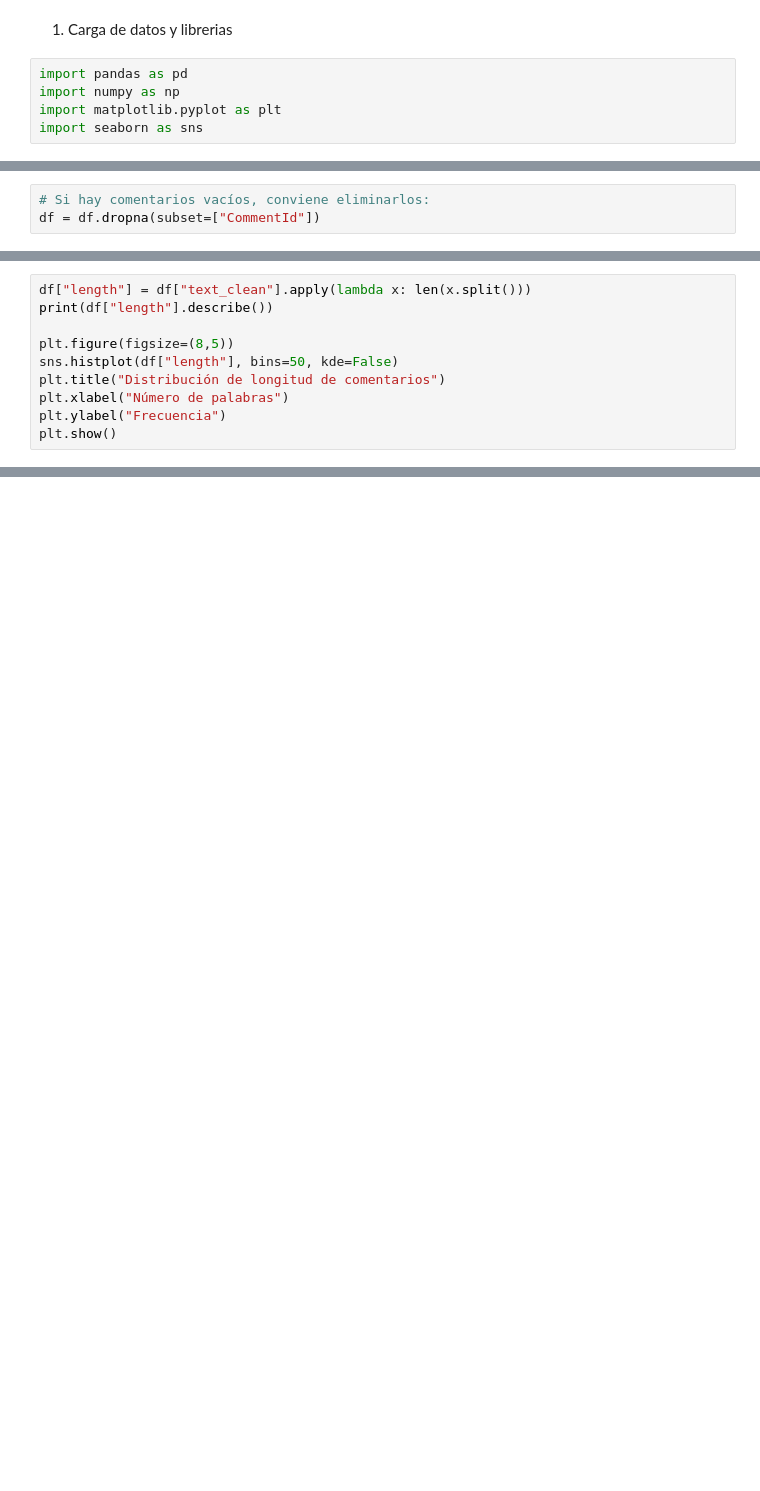
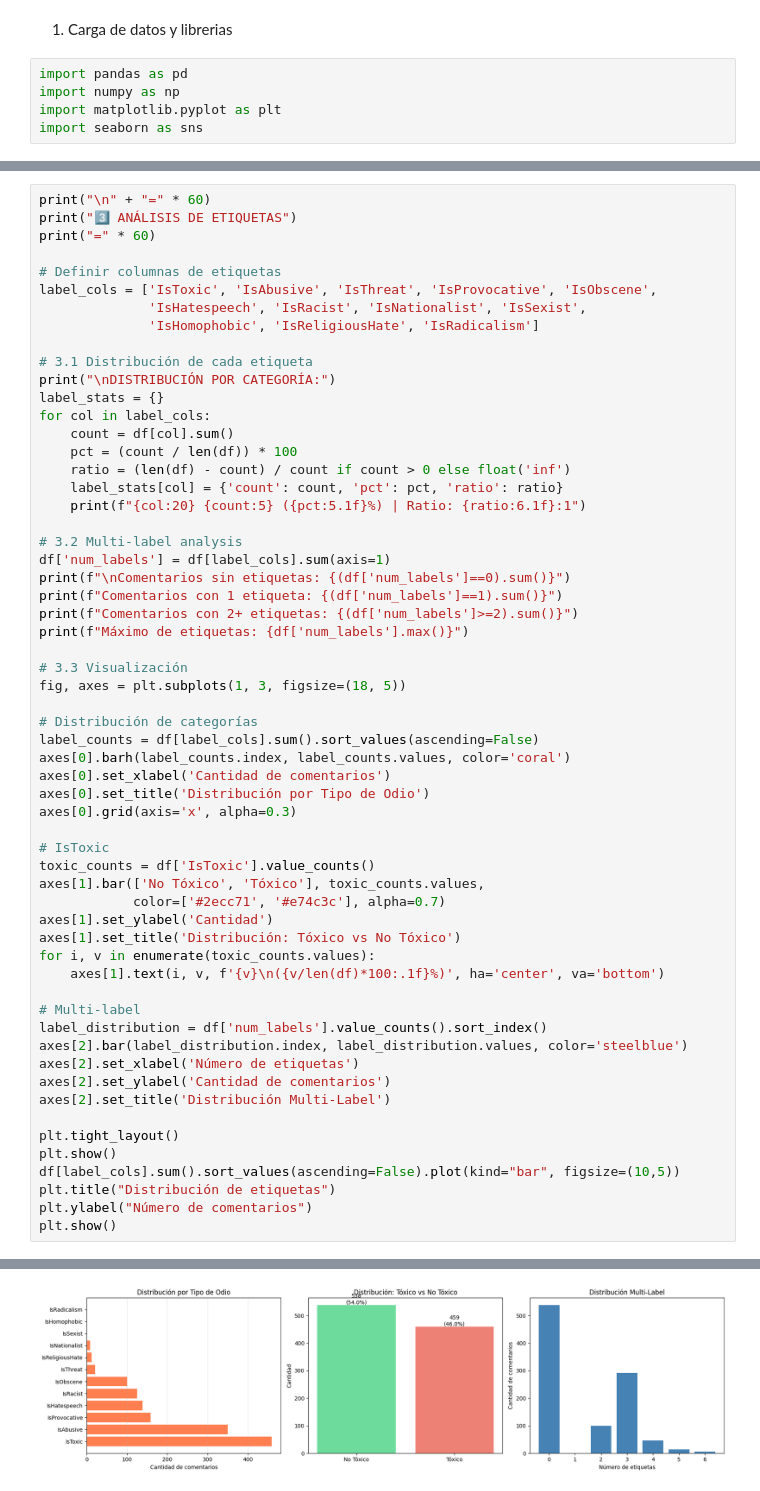
Before and after one commit to Bootcamp-IA-P5/Proyecto_X_NLP_G4, a Jupyter notebook: backend/notebooks/eda.ipynb, the cells around one changed output, grey strips where cells are left out. Cells and saved outputs as stored; diff of their text form; blank space fills up the shorter version.

```diff
--- a/backend/notebooks/eda.ipynb
+++ b/backend/notebooks/eda.ipynb
@@ -60,3 +60,0 @@ dtype: int64
-# %%
-# Si hay comentarios vacíos, conviene eliminarlos:
-df = df.dropna(subset=["CommentId"])
@@ -117,10 +60,0 @@ Limpio: if only people would just take a step back and not make this case about
-# %%
-df["length"] = df["text_clean"].apply(lambda x: len(x.split()))
-print(df["length"].describe())
-
-plt.figure(figsize=(8,5))
-sns.histplot(df["length"], bins=50, kde=False)
-plt.title("Distribución de longitud de comentarios")
-plt.xlabel("Número de palabras")
-plt.ylabel("Frecuencia")
-plt.show()
@@ -185,0 +97,60 @@ for is_toxic, label_name in [(True, "TÓXICOS"), (False, "NO TÓXICOS")]:
+# %%
+print("\n" + "=" * 60)
+print("3️⃣ ANÁLISIS DE ETIQUETAS")
+print("=" * 60)
+
+# Definir columnas de etiquetas
+label_cols = ['IsToxic', 'IsAbusive', 'IsThreat', 'IsProvocative', 'IsObscene',
+              'IsHatespeech', 'IsRacist', 'IsNationalist', 'IsSexist',
+              'IsHomophobic', 'IsReligiousHate', 'IsRadicalism']
+
+# 3.1 Distribución de cada etiqueta
+print("\nDISTRIBUCIÓN POR CATEGORÍA:")
+label_stats = {}
+for col in label_cols:
+    count = df[col].sum()
+    pct = (count / len(df)) * 100
+    ratio = (len(df) - count) / count if count > 0 else float('inf')
+    label_stats[col] = {'count': count, 'pct': pct, 'ratio': ratio}
+    print(f"{col:20} {count:5} ({pct:5.1f}%) | Ratio: {ratio:6.1f}:1")
+
+# 3.2 Multi-label analysis
+df['num_labels'] = df[label_cols].sum(axis=1)
+print(f"\nComentarios sin etiquetas: {(df['num_labels']==0).sum()}")
+print(f"Comentarios con 1 etiqueta: {(df['num_labels']==1).sum()}")
+print(f"Comentarios con 2+ etiquetas: {(df['num_labels']>=2).sum()}")
+print(f"Máximo de etiquetas: {df['num_labels'].max()}")
+
+# 3.3 Visualización
+fig, axes = plt.subplots(1, 3, figsize=(18, 5))
+
+# Distribución de categorías
+label_counts = df[label_cols].sum().sort_values(ascending=False)
+axes[0].barh(label_counts.index, label_counts.values, color='coral')
+axes[0].set_xlabel('Cantidad de comentarios')
+axes[0].set_title('Distribución por Tipo de Odio')
+axes[0].grid(axis='x', alpha=0.3)
+
+# IsToxic
+toxic_counts = df['IsToxic'].value_counts()
+axes[1].bar(['No Tóxico', 'Tóxico'], toxic_counts.values,
+            color=['#2ecc71', '#e74c3c'], alpha=0.7)
+axes[1].set_ylabel('Cantidad')
+axes[1].set_title('Distribución: Tóxico vs No Tóxico')
+for i, v in enumerate(toxic_counts.values):
+    axes[1].text(i, v, f'{v}\n({v/len(df)*100:.1f}%)', ha='center', va='bottom')
+
+# Multi-label
+label_distribution = df['num_labels'].value_counts().sort_index()
+axes[2].bar(label_distribution.index, label_distribution.values, color='steelblue')
+axes[2].set_xlabel('Número de etiquetas')
+axes[2].set_ylabel('Cantidad de comentarios')
+axes[2].set_title('Distribución Multi-Label')
+
+plt.tight_layout()
+plt.show()
+df[label_cols].sum().sort_values(ascending=False).plot(kind="bar", figsize=(10,5))
+plt.title("Distribución de etiquetas")
+plt.ylabel("Número de comentarios")
+plt.show()
+# %% [output]
@@ -185,0 +174 @@ for is_toxic, label_name in [(True, "TÓXICOS"), (False, "NO TÓXICOS")]:
+[figure, added]
```
Also changed, not shown: parts of 21 cells of this notebook, 2 other files.
